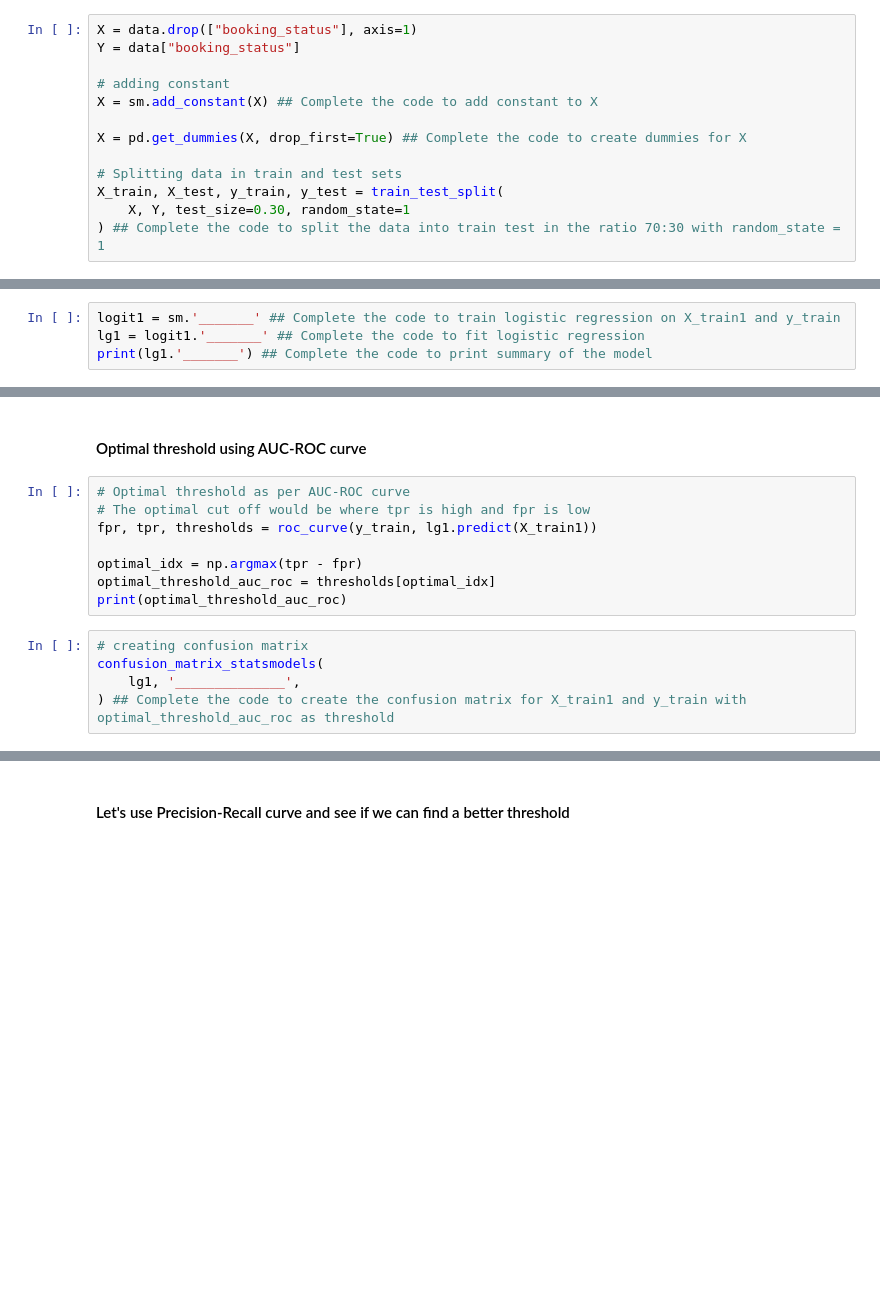
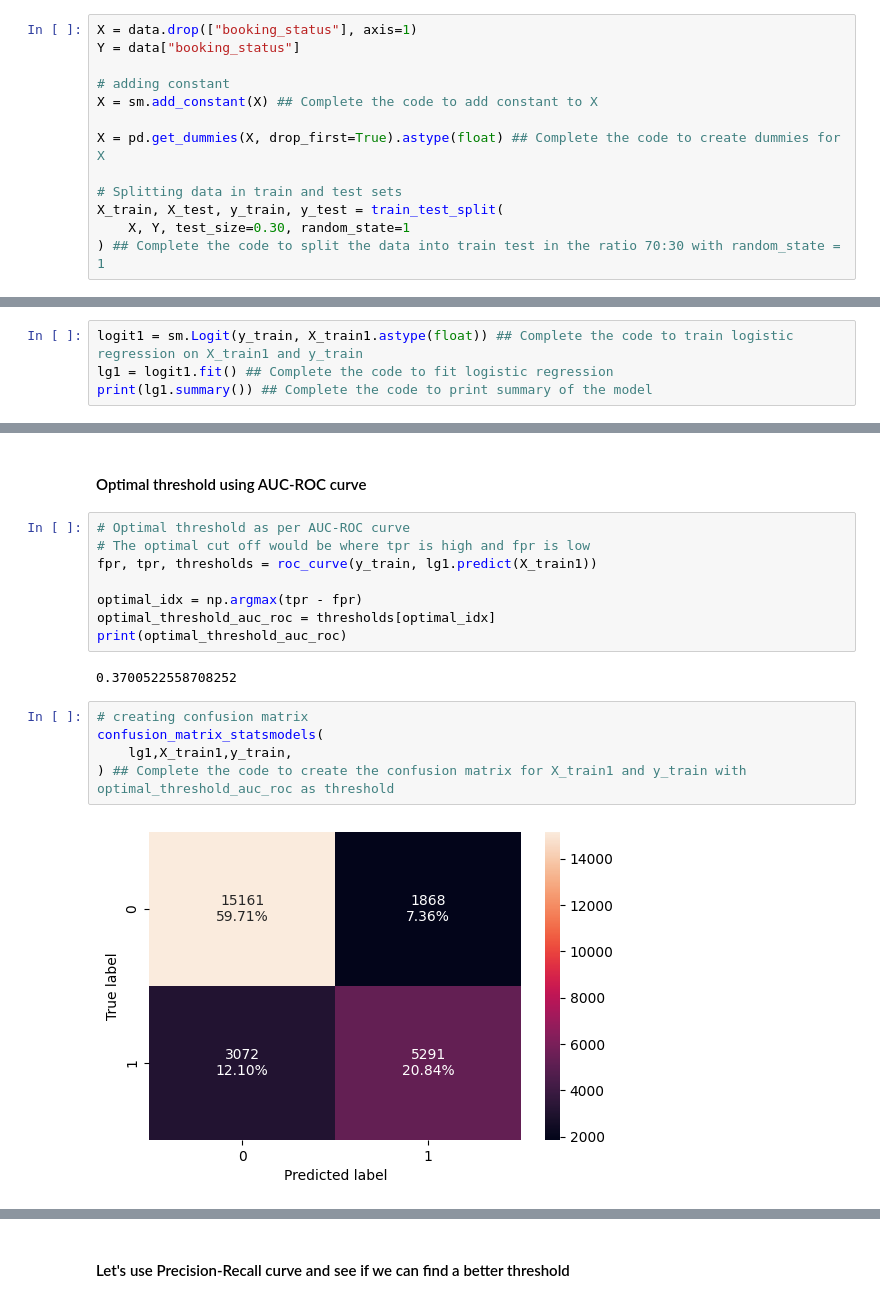
Before and after one commit to Mahal09/Python, a Jupyter notebook: Project_SLC_DSBA_INNHotels_LowCode_V3_1.ipynb, the cells around one changed output, grey strips where cells are left out. Drawn from its saved outputs; the diff is of its cells as text; blank space fills up the shorter version.

```diff
--- a/Project_SLC_DSBA_INNHotels_LowCode_V3_1.ipynb
+++ b/Project_SLC_DSBA_INNHotels_LowCode_V3_1.ipynb
@@ -843,7 +843,7 @@ Y = data["booking_status"]
 # adding constant
 X = sm.add_constant(X) ## Complete the code to add constant to X
 
-X = pd.get_dummies(X, drop_first=True) ## Complete the code to create dummies for X
+X = pd.get_dummies(X, drop_first=True).astype(float) ## Complete the code to create dummies for X
 
 # Splitting data in train and test sets
 X_train, X_test, y_train, y_test = train_test_split(
@@ -939,6 +981,6 @@ print(selected_features)
 X_train1 = X_train[selected_features]
 X_test1 = X_test[selected_features]
 # %%
-logit1 = sm.'_______' ## Complete the code to train logistic regression on X_train1 and y_train
-lg1 = logit1.'_______' ## Complete the code to fit logistic regression
-print(lg1.'_______') ## Complete the code to print summary of the model
+logit1 = sm.Logit(y_train, X_train1.astype(float)) ## Complete the code to train logistic regression on X_train1 and y_train
+lg1 = logit1.fit() ## Complete the code to fit logistic regression
+print(lg1.summary()) ## Complete the code to print summary of the model
@@ -1001,11 +1077,15 @@ fpr, tpr, thresholds = roc_curve(y_train, lg1.predict(X_train1))
 optimal_idx = np.argmax(tpr - fpr)
 optimal_threshold_auc_roc = thresholds[optimal_idx]
 print(optimal_threshold_auc_roc)
+# %% [output]
+0.3700522558708252
 # %%
 # creating confusion matrix
 confusion_matrix_statsmodels(
-    lg1, '______________',
+    lg1,X_train1,y_train,
 ) ## Complete the code to create the confusion matrix for X_train1 and y_train with optimal_threshold_auc_roc as threshold
+# %% [output]
+[figure, added]
 # %%
 # checking model performance for this model
 log_reg_model_train_perf_threshold_auc_roc = model_performance_classification_statsmodels(
```
Also changed, not shown: parts of 25 cells of this notebook.
